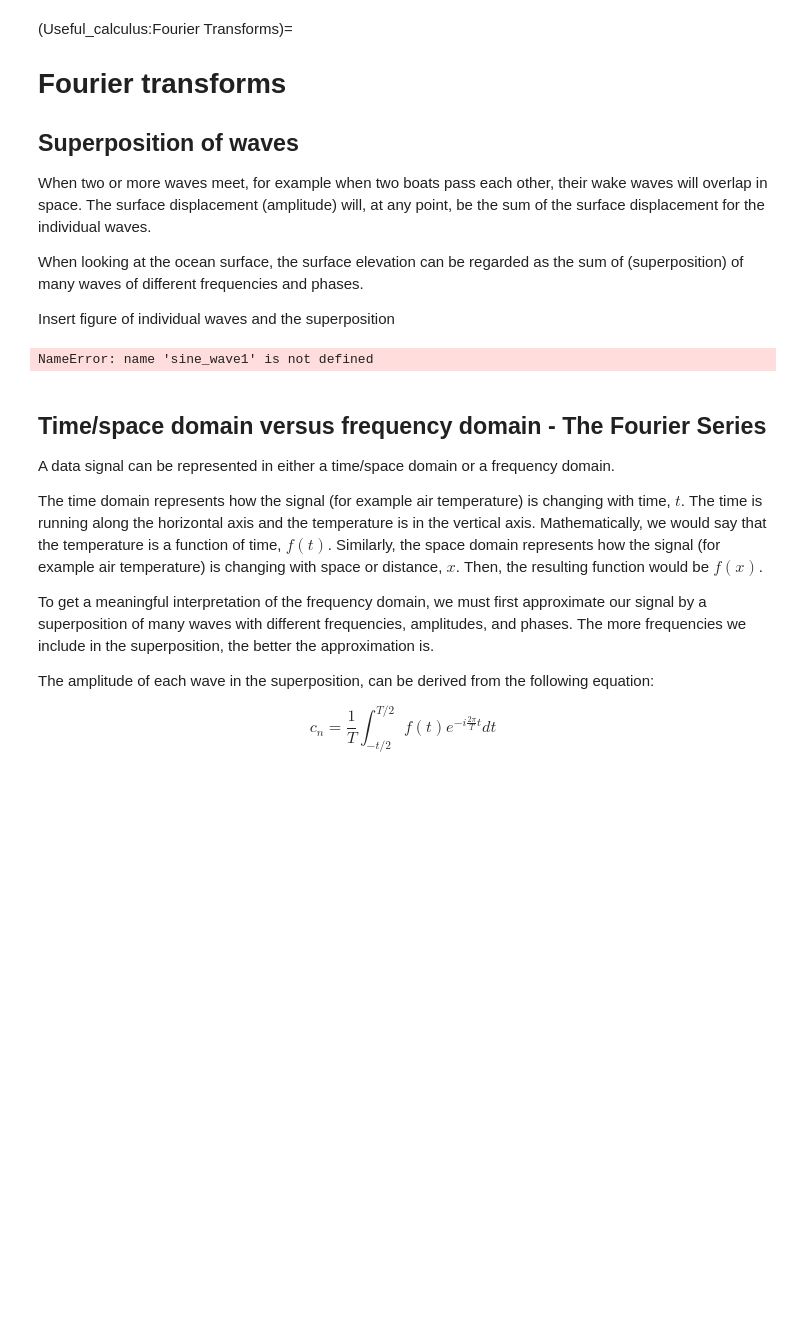
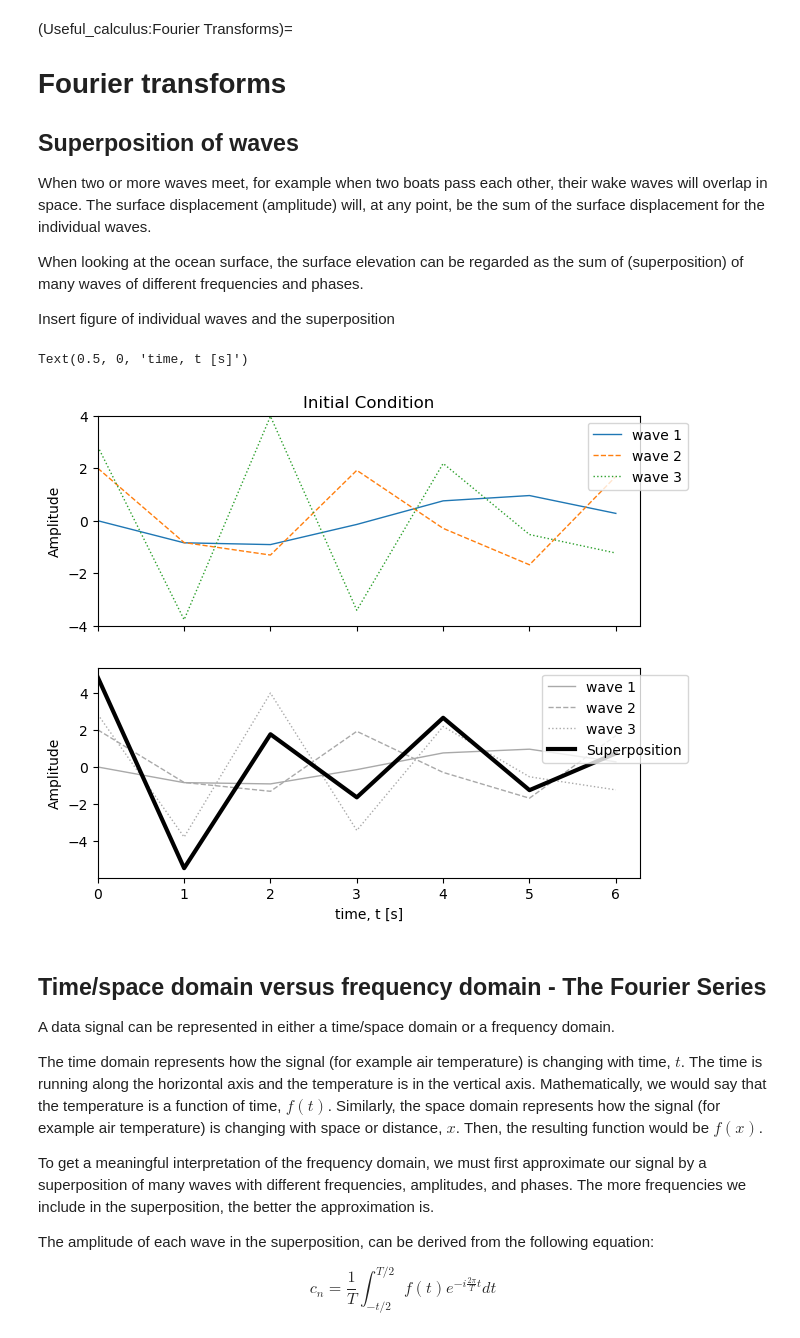
Before and after one commit to thorbjornmoeUiB/GEOF211_compendium, a Jupyter notebook: GEOF211_book/_build/jupyter_execute/Useful_calculus/Fourier_transforms.ipynb, the cells around one changed output. Saved outputs shown, nothing was run; the diff lists cells and outputs as text; code cells hidden in the pictures; blank space fills up the shorter version.

```diff
--- a/GEOF211_book/_build/jupyter_execute/Useful_calculus/Fourier_transforms.ipynb
+++ b/GEOF211_book/_build/jupyter_execute/Useful_calculus/Fourier_transforms.ipynb
@@ -21,35 +21,36 @@ phases=np.pi*np.array([1.,1./2,1./4])
 amplitudes=np.array([1.,2.,4.])
 
 # compute the wave signals
 wave1 = amplitudes[0] * np.sin(2 * np.pi * frequencies[0] * t + phases[0])
 wave2 = amplitudes[1] * np.sin(2 * np.pi * frequencies[1] * t + phases[1])
 wave3 = amplitudes[2] * np.sin(2 * np.pi * frequencies[2] * t + phases[2])
 
 # Add the sine waves together
-superposition_wave = sine_wave1 + sine_wave2 + sine_wave3
+superposition_wave = wave1 + wave2 + wave3
 
 #plot the wave signals
 fig, ax = plt.subplots(2, 1, figsize=(7, 6), sharex=True)
 ax[0].set_xlim(( 0, 2*np.pi))
 ax[0].set_ylim((-4, 4))
 
 line1, = ax[0].plot(t, wave1,'-', lw = 1, label='wave 1')
 line2, = ax[0].plot(t, wave2,'--', lw = 1, label='wave 2')
 line3, = ax[0].plot(t, wave3,':', lw = 1, label='wave 3')
 
 ax[1].plot(t, wave1,'-',color='darkgrey', lw = 1, label='wave 1')
 ax[1].plot(t, wave2,'--',color='darkgrey', lw = 1, label='wave 2')
 ax[1].plot(t, wave3,':',color='darkgrey',lw = 1, label='wave 3')
 line4, = ax[1].plot(t, superposition_wave,'k', lw = 3, label='Superposition')
 
 ax[0].set_ylabel('Amplitude')
 ax[0].set_title("Initial Condition")
 ax[0].legend(loc="upper right", bbox_to_anchor=(1.1, 1))
 ax[1].legend(loc="upper right", bbox_to_anchor=(1.1, 1))
 ax[1].set_ylabel('Amplitude')
 ax[1].set_xlabel('time, t [s]')
 # %% [output]
-NameError: name 'sine_wave1' is not defined
+Text(0.5, 0, 'time, t [s]')
+[figure, added]
 # %% [markdown]
 ## Time/space domain versus frequency domain - The Fourier Series
 
```
Also changed, not shown: parts of 1 cell of this notebook, 9 other files.
